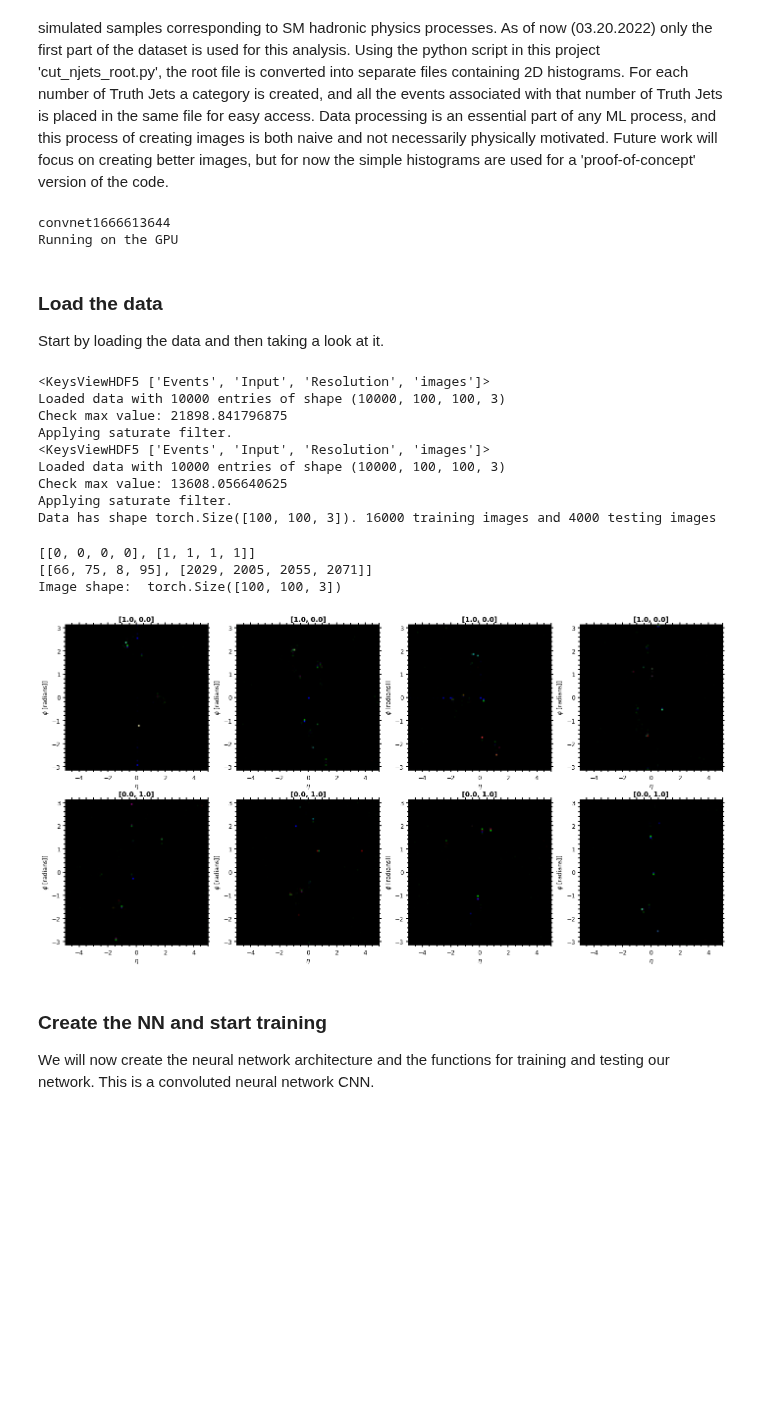
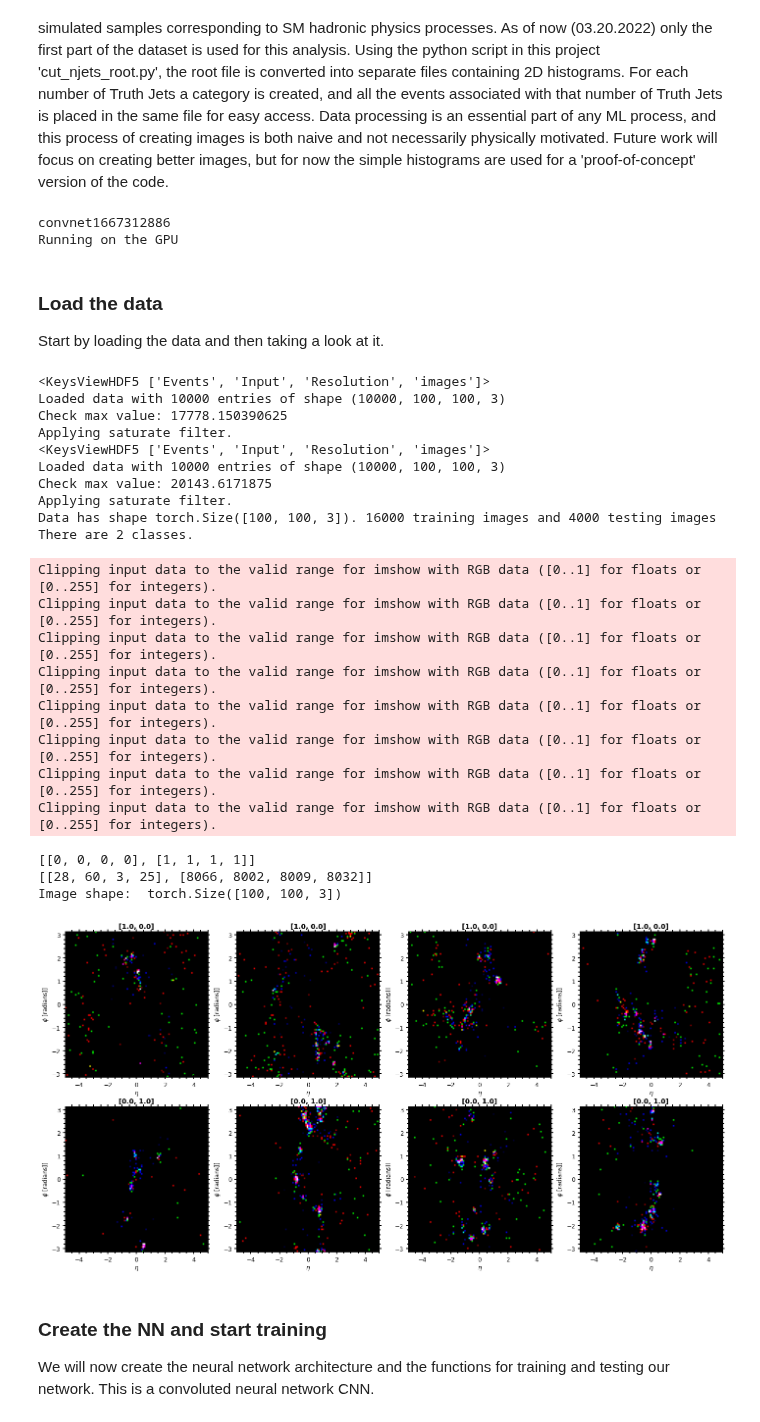
Before and after one commit to choisant/imcalML, a Jupyter notebook: notebooks/CCNN.ipynb, the cells around one changed output. Drawn from its saved outputs; the diff is of its cells as text; code cells hidden in the pictures; blank space fills up the shorter version.

```diff
--- a/notebooks/CCNN.ipynb
+++ b/notebooks/CCNN.ipynb
@@ -49,10 +50,10 @@ N_EVENTS = 10000 #Number of events to process for each class. If higher than the
 #LABELS = ["black_holes", "ttbar", "sphalerons"]
 #FILENAMES = ["black_holes_9996_events_n.h5", "ttbar_13TeV_pTmin1000_10000_events_n.h5", "sphalerons_10000_events_n.h5"]
 
-LABELS = ["BH_n5_M10TeV", "SPH_9TeV"]
+LABELS = ["BH_n5_M8", "BH_n2_M12"]
 N_LABELS = [0, 1] #integer labels for the model
-FILENAMES = ["BH_n5_M10_10000_events.h5", "PP13-Sphaleron-THR9-FRZ15-NB0-NSUBPALL_10000_events.h5"]
-#FILENAMES = ["BH_n5_M10_10000_events.h5", "BH_n5_M8_10000_events.h5"]
+#FILENAMES = ["BH_n5_M10_10000_events.h5", "PP13-Sphaleron-THR9-FRZ15-NB0-NSUBPALL_10000_events.h5"]
+FILENAMES = ["BH_n5_M8_10000_events.h5", "BH_n2_M12_10000_events.h5"]
 filters = ["saturate"]
 
 CLASSES = len(LABELS) #The number of output nodes in the net, equal to the number of classes
@@ -70,6 +71,6 @@ else:
     device = torch.device("cpu")
     print("Running on the CPU")
 # %% [output]
-convnet1666613644
+convnet1667312886
 Running on the GPU
 # %%
@@ -181,24 +209,33 @@ class CircConvNet(nn.Module):
 Start by loading the data and then taking a look at it.
 # %%
 #load data
-traindata, testdata = load_data(FILENAMES, DATAPATH)
+traindata, testdata = load_datasets(FILENAMES, DATAPATH, N_EVENTS, VAL_PCT)
 # %% [output]
 <KeysViewHDF5 ['Events', 'Input', 'Resolution', 'images']>
 Loaded data with 10000 entries of shape (10000, 100, 100, 3)
-Check max value: 21898.841796875
+Check max value: 17778.150390625
 Applying saturate filter.
 <KeysViewHDF5 ['Events', 'Input', 'Resolution', 'images']>
 Loaded data with 10000 entries of shape (10000, 100, 100, 3)
-Check max value: 13608.056640625
+Check max value: 20143.6171875
 Applying saturate filter.
 Data has shape torch.Size([100, 100, 3]). 16000 training images and 4000 testing images
+There are 2 classes.
 # %%
-view_data(testdata, 4, CLASSES, N_EVENTS*(VAL_PCT))
+view_data(traindata, 4, CLASSES, N_EVENTS*(1-VAL_PCT))
 # %% [output]
-[[0, 0, 0, 0], [1, 1, 1, 1]]
-[[66, 75, 8, 95], [2029, 2005, 2055, 2071]]
-Image shape:  torch.Size([100, 100, 3])
+Clipping input data to the valid range for imshow with RGB data ([0..1] for floats or [0..255] for integers).
+Clipping input data to the valid range for imshow with RGB data ([0..1] for floats or [0..255] for integers).
+Clipping input data to the valid range for imshow with RGB data ([0..1] for floats or [0..255] for integers).
+Clipping input data to the valid range for imshow with RGB data ([0..1] for floats or [0..255] for integers).
+Clipping input data to the valid range for imshow with RGB data ([0..1] for floats or [0..255] for integers).
+Clipping input data to the valid range for imshow with RGB data ([0..1] for floats or [0..255] for integers).
+Clipping input data to the valid range for imshow with RGB data ([0..1] for floats or [0..255] for integers).
+Clipping input data to the valid range for imshow with RGB data ([0..1] for floats or [0..255] for integers).
+[[0, 0, 0, 0], [1, 1, 1, 1]]
+[[28, 60, 3, 25], [8066, 8002, 8009, 8032]]
+Image shape:  torch.Size([100, 100, 3])
-[figure, old version]
+[figure, new version]
 # %% [markdown]
 ### Create the NN and start training
 
```
Also changed, not shown: parts of 6 cells of this notebook, 7 other files.
